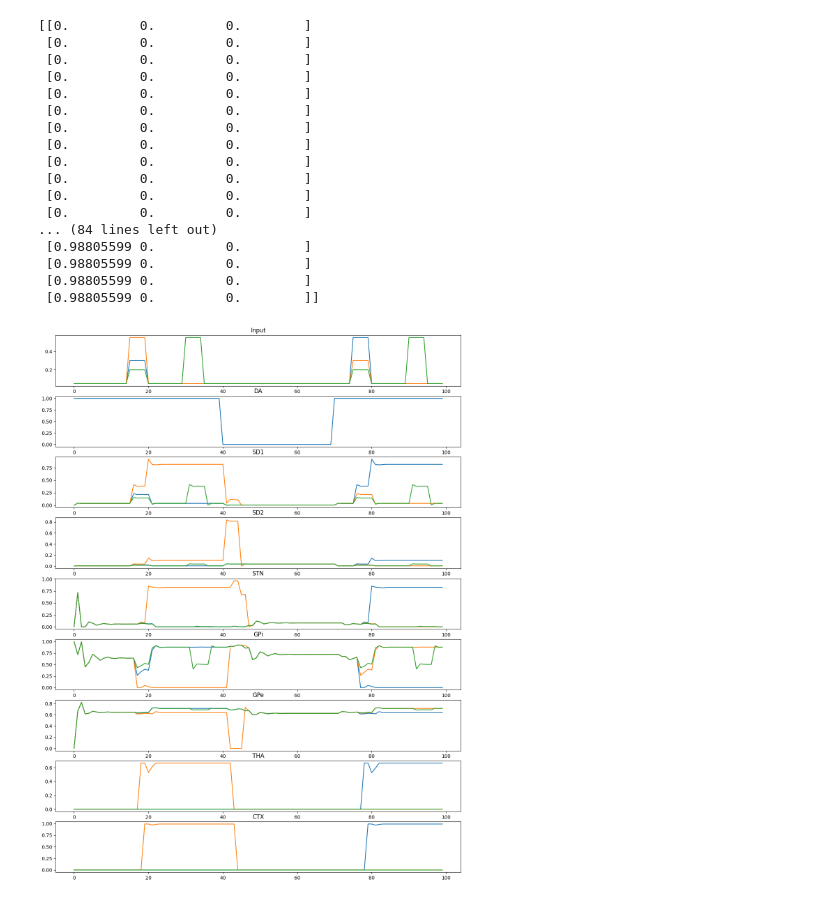
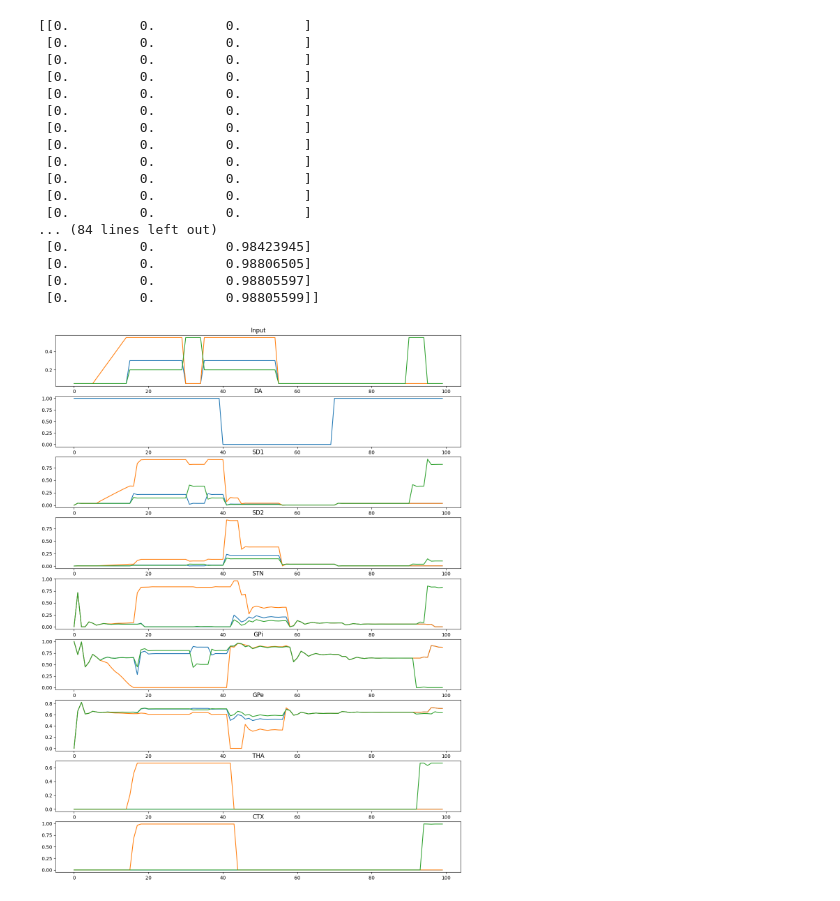
Before and after one commit to joncannon/Thesis, a Jupyter notebook: baldassarre_bg.ipynb, the cells around one changed output. Cells and saved outputs as stored; diff of their text form; code cells hidden in the pictures.

```diff
--- a/baldassarre_bg.ipynb
+++ b/baldassarre_bg.ipynb
@@ -130,10 +130,14 @@ class b_ganglia:
     def run(self, steps):
 
 
-        for i in range(5):
+
+
+        for i in range(40):
             self.a_inp[i+15] =  [0.3,0.55,0.2]
-            self.a_inp[i+75] =  [0.55,0.3,0.2]
+            #self.a_inp[i+75] =  [0.55,0.3,0.2]
 
+
+        self.a_inp[5:15,1] = np.linspace(0.05,0.55,10)
         self.a_inp[30:35] = [0.05,0.05,0.55]
         self.a_inp[90:95] = [0.05,0.05,0.55]
 
@@ -179,35 +183,35 @@ class b_ganglia:
 
         #Tha
         axs[7].plot(self.a_tha)
         axs[7].set_title('THA')
 
         #Tha
         axs[8].plot(self.a_ctx)
         axs[8].set_title('CTX')
         return None
 
 
 bg = b_ganglia(3,100)
 
 bg.run(99)
 print(bg.a_ctx)
 bg.display()
 # %% [output]
 [[0.         0.         0.        ]
  [0.         0.         0.        ]
  [0.         0.         0.        ]
  [0.         0.         0.        ]
  [0.         0.         0.        ]
  [0.         0.         0.        ]
  [0.         0.         0.        ]
  [0.         0.         0.        ]
  [0.         0.         0.        ]
  [0.         0.         0.        ]
  [0.         0.         0.        ]
  [0.         0.         0.        ]
 ... (84 lines left out)
- [0.98805599 0.         0.        ]
- [0.98805599 0.         0.        ]
- [0.98805599 0.         0.        ]
- [0.98805599 0.         0.        ]]
+ [0.         0.         0.98423945]
+ [0.         0.         0.98806505]
+ [0.         0.         0.98805597]
+ [0.         0.         0.98805599]]
-[figure, old version]
+[figure, new version]
```
Also changed, not shown: 2 other files.
